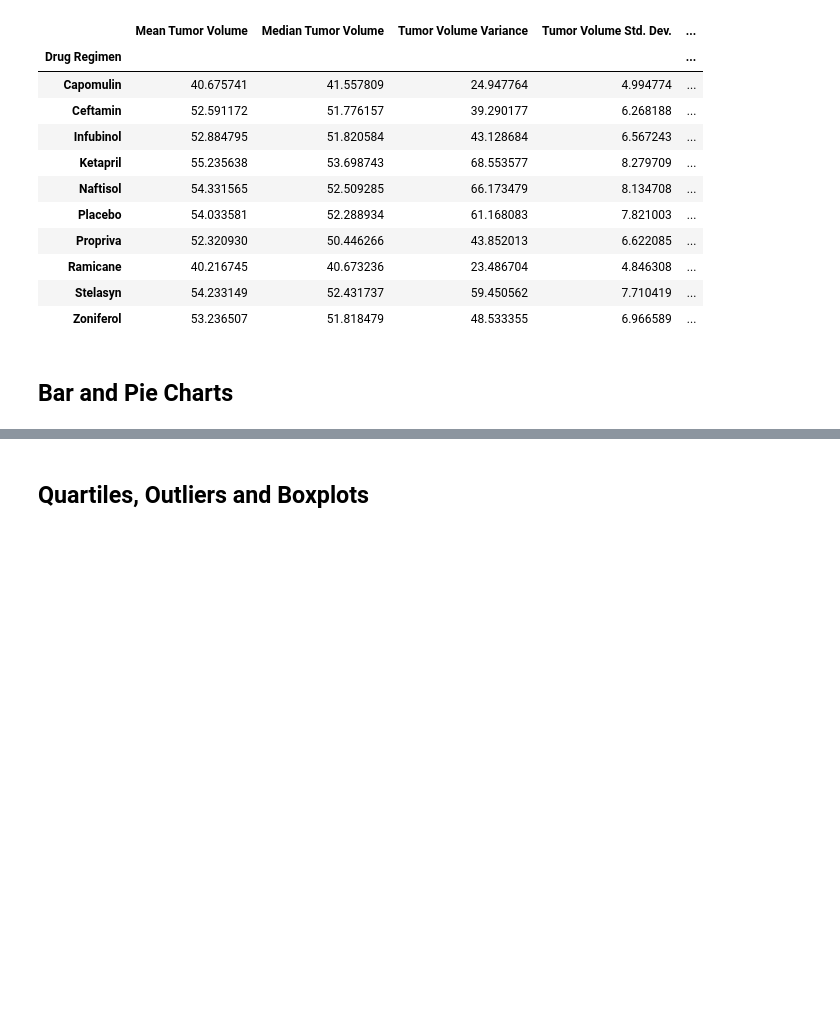
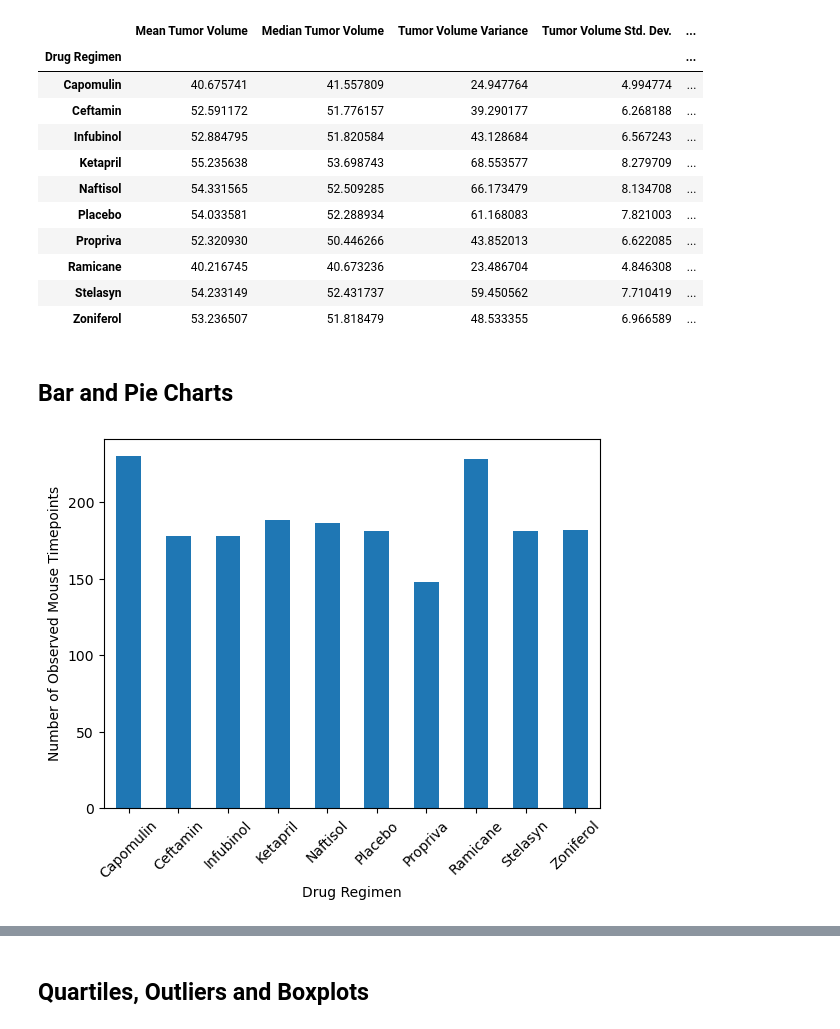
Before and after one commit to esbradshaw2/Pymaceuticals, a Jupyter notebook: pymaceuticals.ipynb, the cells around one changed output, grey strips where cells are left out. Drawn from its saved outputs; the diff is of its cells as text; code cells hidden in the pictures; blank space fills up the shorter version.

Commit message:
completed all bar and pie charts

```diff
--- a/pymaceuticals.ipynb
+++ b/pymaceuticals.ipynb
@@ -90,5 +90,15 @@ tumor_summary_stats
 ## Bar and Pie Charts
 # %%
 # Generate a bar plot showing the total number of rows (Mouse ID/Timepoints) for each drug regimen using Pandas.
+drug_regimen_counts = cleaned_df.groupby('Drug Regimen').size()
+
+# Create a bar plot
+drug_regimen_counts.plot(kind='bar')
+plt.xlabel('Drug Regimen')
+plt.ylabel('Number of Observed Mouse Timepoints')
+plt.xticks(rotation=45)
+plt.show()
+# %% [output]
+[figure, added]
 # %%
 # Generate a bar plot showing the total number of rows (Mouse ID/Timepoints) for each drug regimen using pyplot.
```
Also changed, not shown: parts of 4 cells of this notebook.
